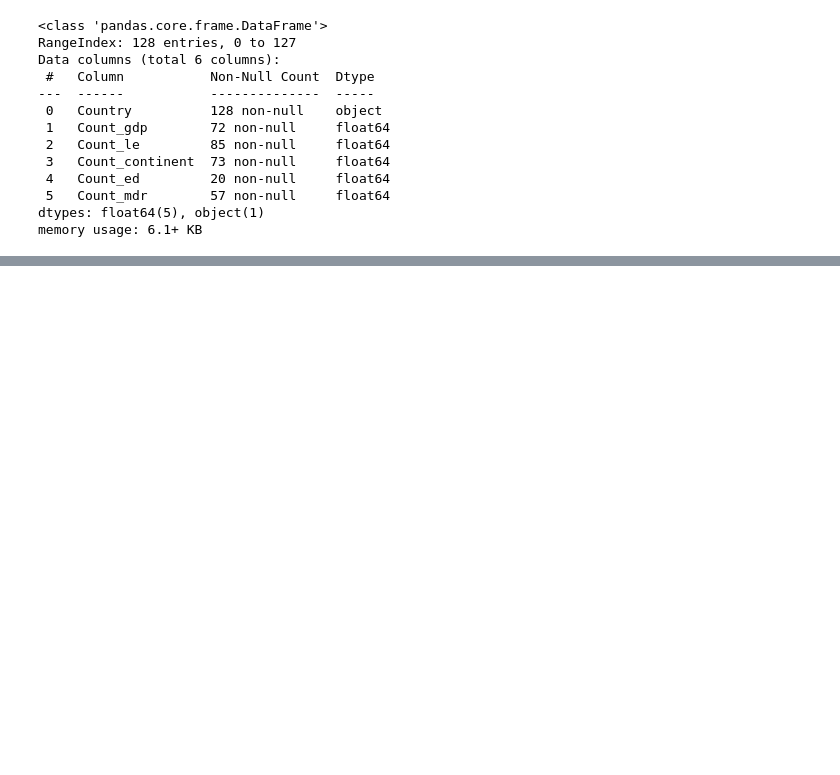
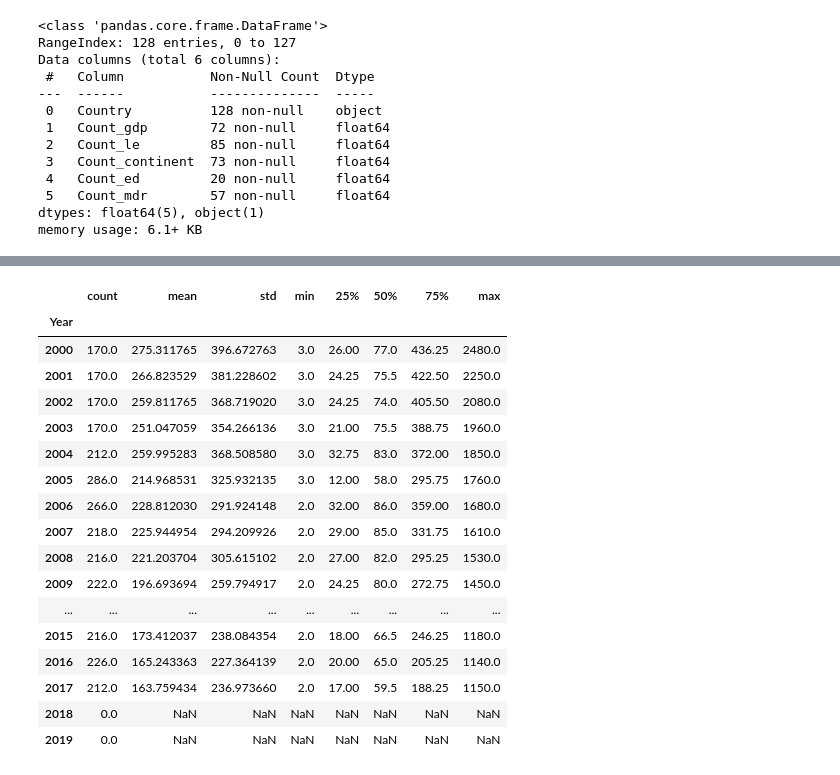
Before and after one commit to nss-data-science-cohort-6/un_data_question-MWeissSharp, a Jupyter notebook: notebooks/UN_Data_Solo_Exploration.ipynb, the cells around one changed output, grey strips where cells are left out. Cells and saved outputs as stored; diff of their text form; code cells hidden in the pictures; blank space fills up the shorter version.

```diff
--- a/notebooks/UN_Data_Solo_Exploration.ipynb
+++ b/notebooks/UN_Data_Solo_Exploration.ipynb
@@ -315,0 +495,21 @@ continents.loc[continents['Country'].duplicated(keep=False)]
+# %%
+full_df.groupby('Year')['Maternal_Death_Rate'].describe()
+# %% [output]
+|  | count | mean | std | min | 25% | 50% | 75% | max |
+| Year |  |  |  |  |  |  |  |  |
+| 2000 | 170.0 | 275.311765 | 396.672763 | 3.0 | 26.00 | 77.0 | 436.25 | 2480.0 |
+| 2001 | 170.0 | 266.823529 | 381.228602 | 3.0 | 24.25 | 75.5 | 422.50 | 2250.0 |
+| 2002 | 170.0 | 259.811765 | 368.719020 | 3.0 | 24.25 | 74.0 | 405.50 | 2080.0 |
+| 2003 | 170.0 | 251.047059 | 354.266136 | 3.0 | 21.00 | 75.5 | 388.75 | 1960.0 |
+| 2004 | 212.0 | 259.995283 | 368.508580 | 3.0 | 32.75 | 83.0 | 372.00 | 1850.0 |
+| 2005 | 286.0 | 214.968531 | 325.932135 | 3.0 | 12.00 | 58.0 | 295.75 | 1760.0 |
+| 2006 | 266.0 | 228.812030 | 291.924148 | 2.0 | 32.00 | 86.0 | 359.00 | 1680.0 |
+| 2007 | 218.0 | 225.944954 | 294.209926 | 2.0 | 29.00 | 85.0 | 331.75 | 1610.0 |
+| 2008 | 216.0 | 221.203704 | 305.615102 | 2.0 | 27.00 | 82.0 | 295.25 | 1530.0 |
+| 2009 | 222.0 | 196.693694 | 259.794917 | 2.0 | 24.25 | 80.0 | 272.75 | 1450.0 |
+| ... | ... | ... | ... | ... | ... | ... | ... | ... |
+| 2015 | 216.0 | 173.412037 | 238.084354 | 2.0 | 18.00 | 66.5 | 246.25 | 1180.0 |
+| 2016 | 226.0 | 165.243363 | 227.364139 | 2.0 | 20.00 | 65.0 | 205.25 | 1140.0 |
+| 2017 | 212.0 | 163.759434 | 236.973660 | 2.0 | 17.00 | 59.5 | 188.25 | 1150.0 |
+| 2018 | 0.0 | NaN | NaN | NaN | NaN | NaN | NaN | NaN |
+| 2019 | 0.0 | NaN | NaN | NaN | NaN | NaN | NaN | NaN |
```
Also changed, not shown: parts of 39 cells of this notebook, 1 other file.
